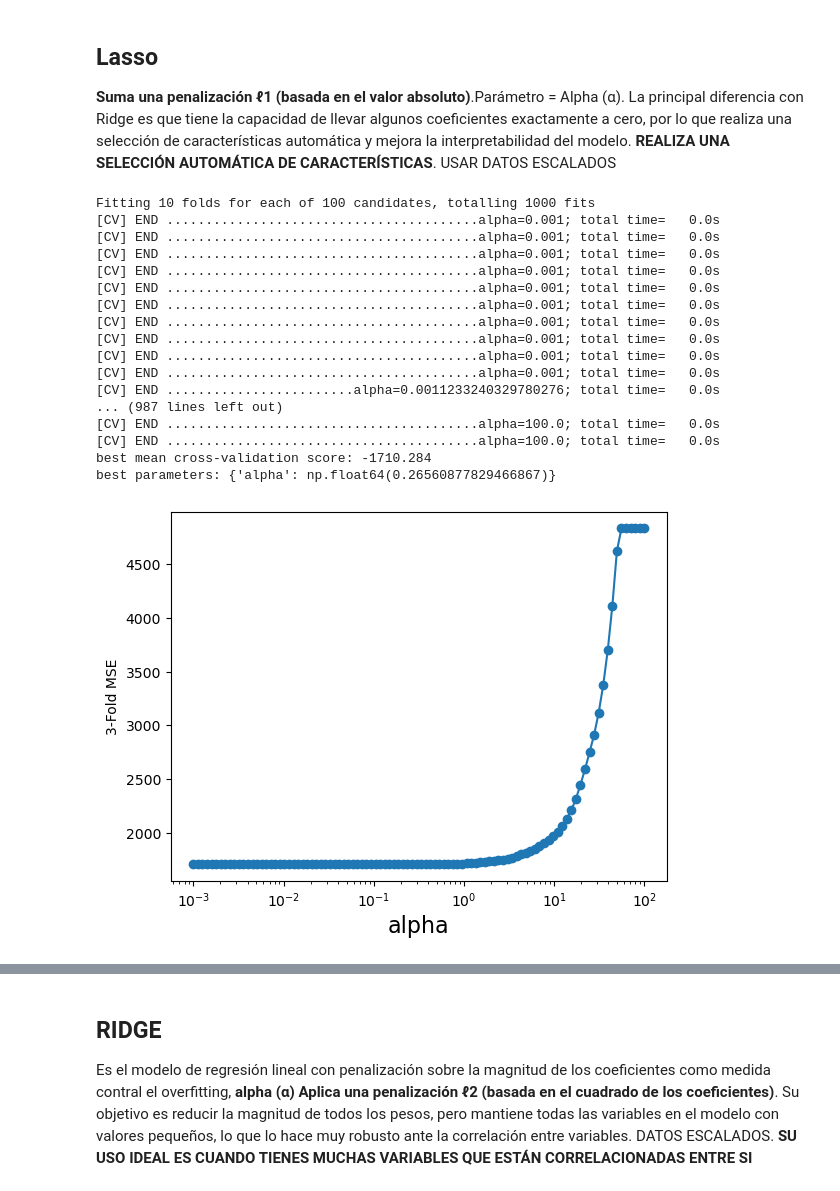
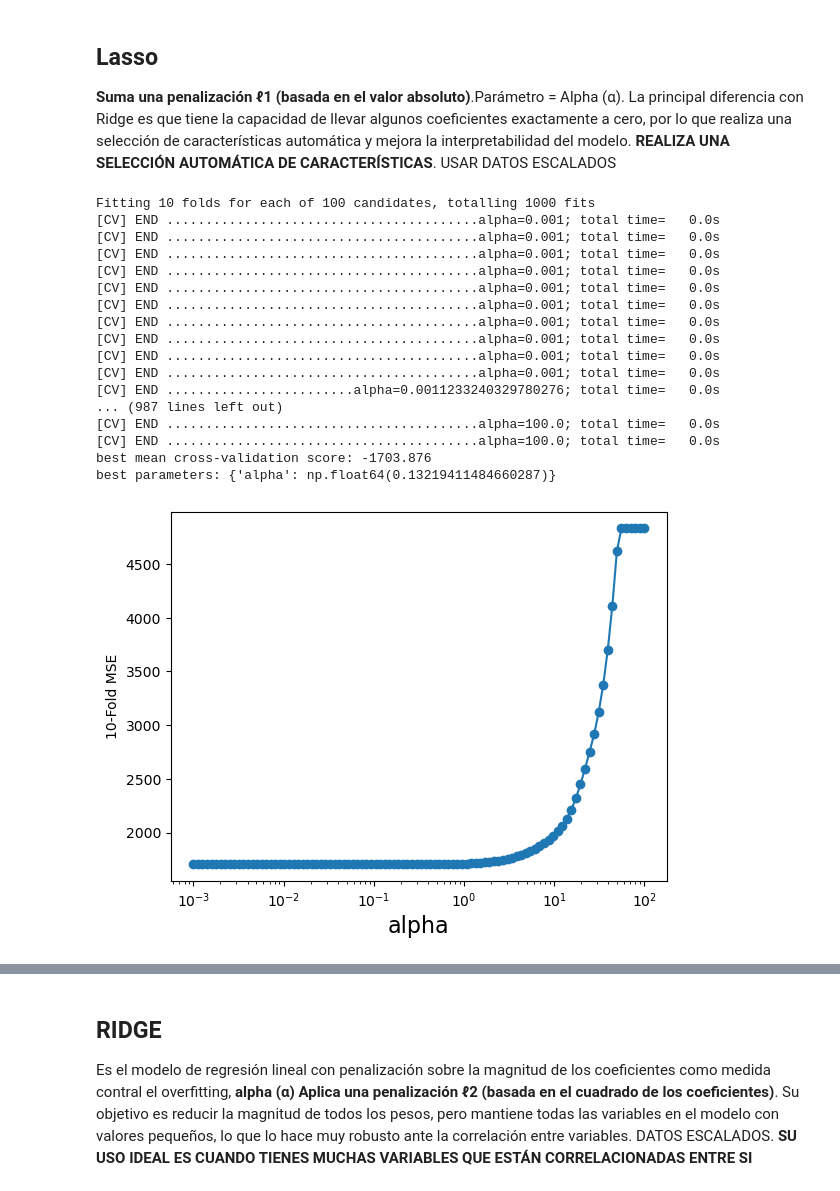
Before and after one commit to VictorReyesValbuena/PracticasProyectos, a Jupyter notebook: Proyecto 6 - Práctica Machine Learning/OK_ResolucionPractica.ipynb, the cells around one changed output, grey strips where cells are left out. Drawn from its saved outputs; the diff is of its cells as text; code cells hidden in the pictures.

```diff
--- a/Proyecto 6 - Práctica Machine Learning/OK_ResolucionPractica.ipynb
+++ b/Proyecto 6 - Práctica Machine Learning/OK_ResolucionPractica.ipynb
@@ -124,34 +124,34 @@ USAR DATOS ESCALADOS
 # %%
 alpha_vector = np.logspace(-3,2,100)
 param_grid = {'alpha': alpha_vector }
 grid = GridSearchCV(Lasso(random_state=0), scoring= 'neg_mean_squared_error', param_grid=param_grid, cv = 10, verbose=2)
 grid.fit(XtrainScaled, y_train)
 print("best mean cross-validation score: {:.3f}".format(grid.best_score_))
 print("best parameters: {}".format(grid.best_params_))
 scores = -1*np.array(grid.cv_results_['mean_test_score'])
 plt.semilogx(alpha_vector,scores,'-o')
 plt.xlabel('alpha',fontsize=16)
-plt.ylabel('3-Fold MSE')
+plt.ylabel('10-Fold MSE')
 plt.show()
 # %% [output]
 Fitting 10 folds for each of 100 candidates, totalling 1000 fits
 [CV] END ........................................alpha=0.001; total time=   0.0s
 [CV] END ........................................alpha=0.001; total time=   0.0s
 [CV] END ........................................alpha=0.001; total time=   0.0s
 [CV] END ........................................alpha=0.001; total time=   0.0s
 [CV] END ........................................alpha=0.001; total time=   0.0s
 [CV] END ........................................alpha=0.001; total time=   0.0s
 [CV] END ........................................alpha=0.001; total time=   0.0s
 [CV] END ........................................alpha=0.001; total time=   0.0s
 [CV] END ........................................alpha=0.001; total time=   0.0s
 [CV] END ........................................alpha=0.001; total time=   0.0s
 [CV] END ........................alpha=0.0011233240329780276; total time=   0.0s
 ... (987 lines left out)
 [CV] END ........................................alpha=100.0; total time=   0.0s
 [CV] END ........................................alpha=100.0; total time=   0.0s
-best mean cross-validation score: -1710.284
-best parameters: {'alpha': np.float64(0.26560877829466867)}
+best mean cross-validation score: -1703.876
+best parameters: {'alpha': np.float64(0.13219411484660287)}
-[figure, old version]
+[figure, new version]
 # %%
 from sklearn.metrics import mean_squared_error
 
```
Also changed, not shown: parts of 22 cells of this notebook, 1 other file.
